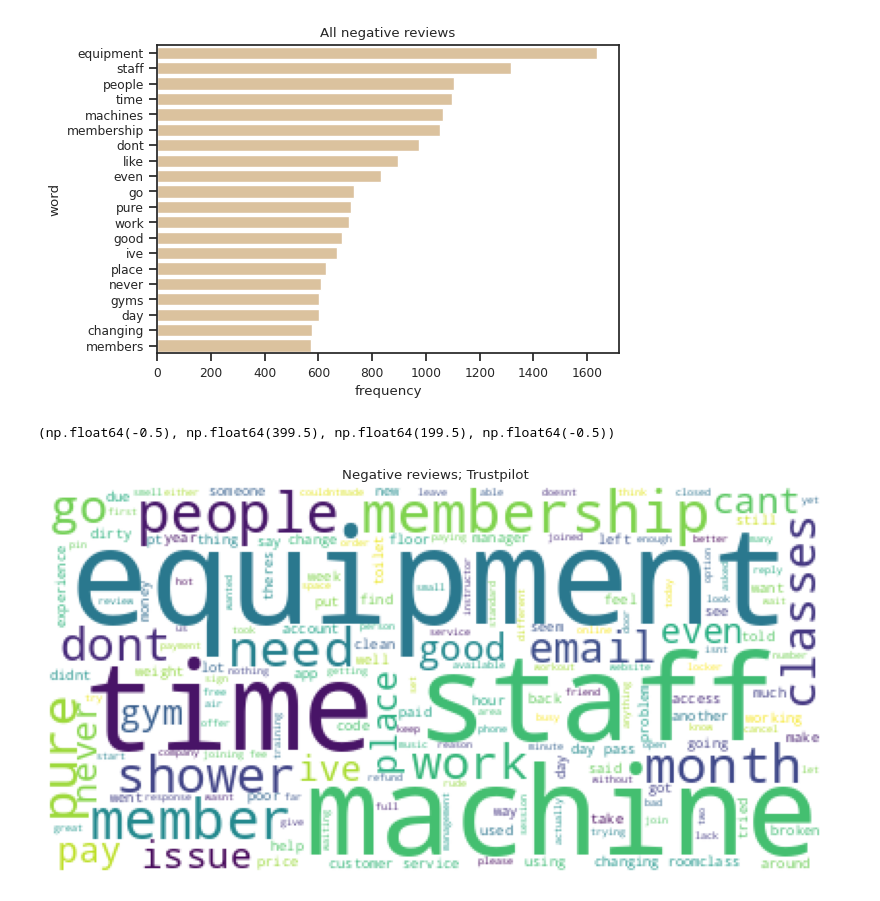
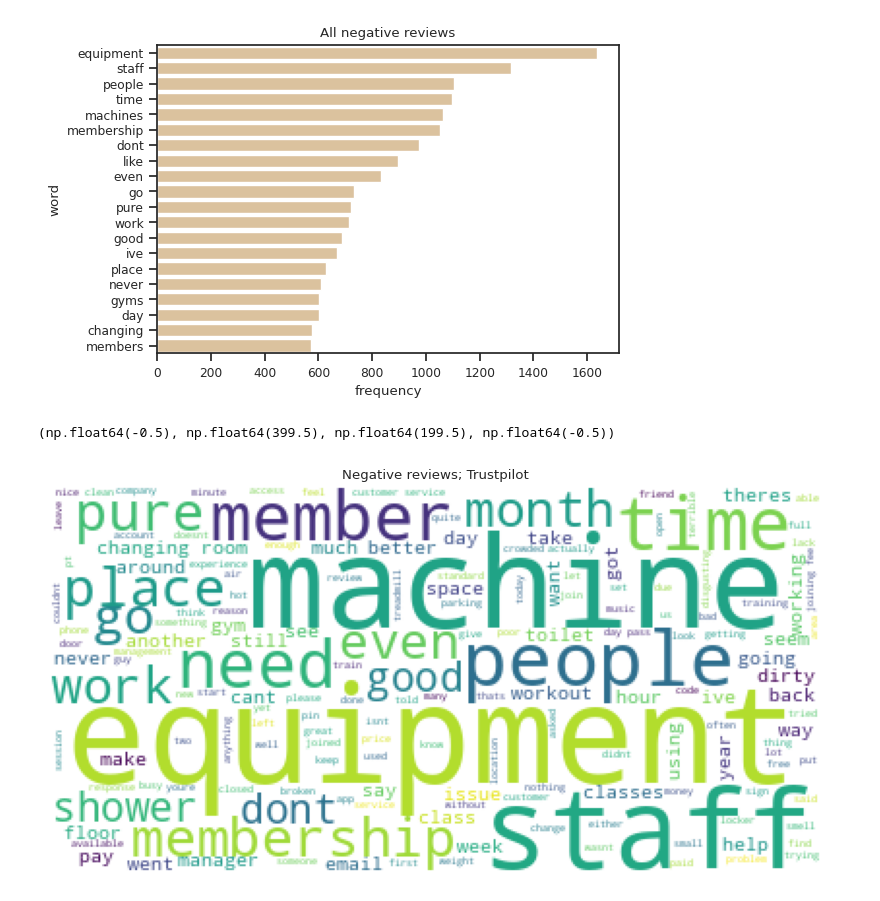
Before and after one commit to dyarparvar/NLP-and-Topic-Modelling-of-Customer-Reviews, a Jupyter notebook: Yarparvar_Darya_CAM_DS_C301_Topic_project_4_1.ipynb, the cells around one changed output. Drawn from its saved outputs; the diff is of its cells as text; code cells hidden in the pictures.

Commit message:
more EDA (NLTK, WordCloud); Initial topic modelling (BERTopic);

```diff
--- a/Yarparvar_Darya_CAM_DS_C301_Topic_project_4_1.ipynb
+++ b/Yarparvar_Darya_CAM_DS_C301_Topic_project_4_1.ipynb
@@ -1253,2 +1299,5 @@ plt.axis("off")
 # %% [markdown]
 **Combined negative reviews**
+# %%
+processed_data_neg_tp["data_source"] = "trustpilot"
+processed_data_neg_g["data_source"] = "google"
@@ -1255,3 +1318,2 @@ plt.axis("off")
 # %%
-neg_processed_data = pd.concat([processed_data_neg_tp, processed_data_neg_g])
-neg_processed_data.shape
+processed_data_neg = pd.concat([processed_data_neg_tp, processed_data_neg_g])
@@ -1260,2 +1326,2 @@ neg_processed_data.shape
 # %%
-neg_tokens = [token for tokens in neg_processed_data["filtered_tokens"] for token in tokens]
+neg_tokens = [token for tokens in processed_data_neg["filtered_tokens"] for token in tokens]
@@ -1280,10 +1352,10 @@ plt.show()
 # %%
 plt.figure(figsize=(10, 8))
 world_cloud = WordCloud(background_color="white", max_words=500)
-world_cloud.generate(" ".join(neg_tokens_tp))
+world_cloud.generate(" ".join(neg_tokens))
 plt.imshow(world_cloud)
 plt.title("Negative reviews; Trustpilot")
 plt.axis("off")
 # %% [output]
 (np.float64(-0.5), np.float64(399.5), np.float64(199.5), np.float64(-0.5))
-[figure, old version]
+[figure, new version]
```
Also changed, not shown: parts of 128 cells of this notebook.
